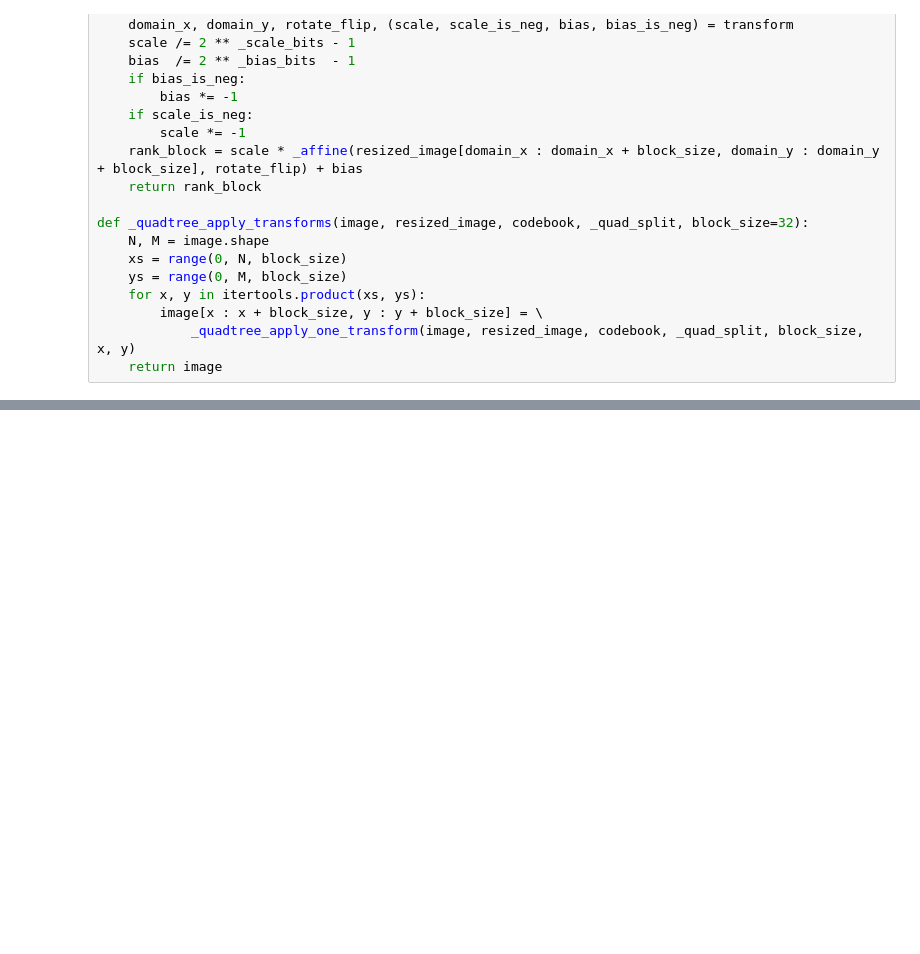
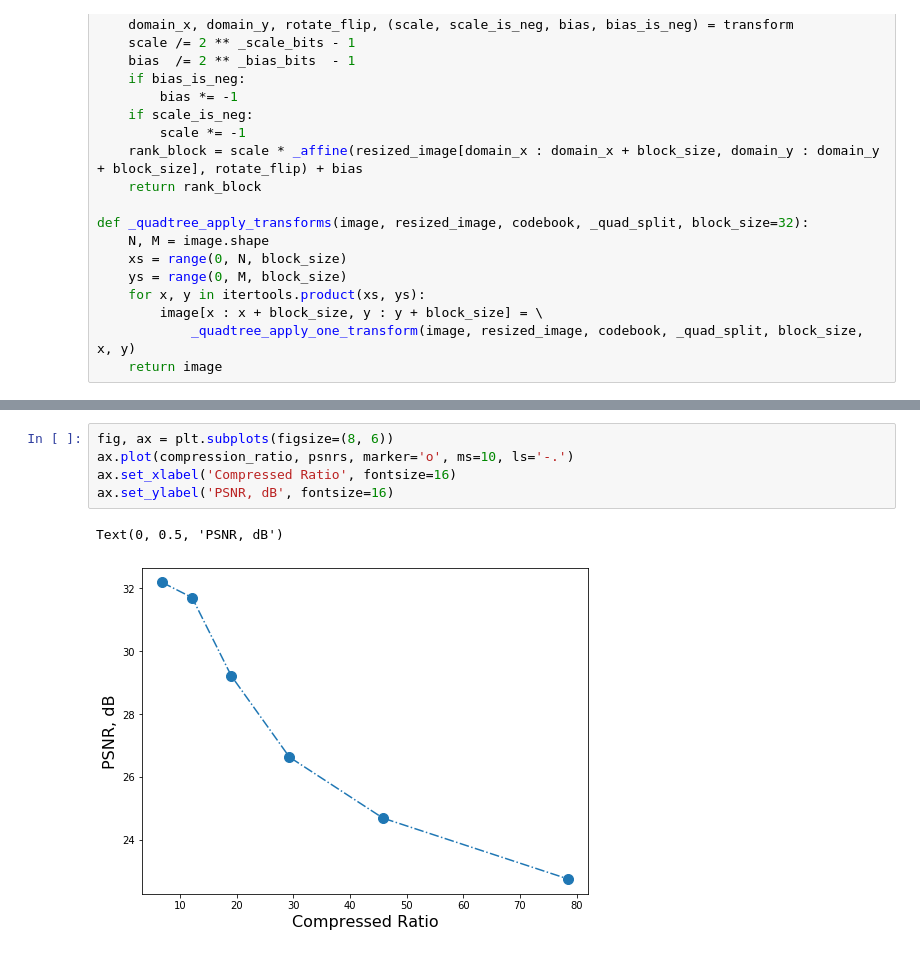
Before and after one commit to FrancisOWO/Fractal-Coding, a Jupyter notebook: QuadTree.ipynb, the cells around one changed output, grey strips where cells are left out. Cells and saved outputs as stored; diff of their text form; blank space fills up the shorter version.

```diff
--- a/QuadTree.ipynb
+++ b/QuadTree.ipynb
@@ -264,0 +347,8 @@ plt.show()
+# %%
+fig, ax = plt.subplots(figsize=(8, 6))
+ax.plot(compression_ratio, psnrs, marker='o', ms=10, ls='-.')
+ax.set_xlabel('Compressed Ratio', fontsize=16)
+ax.set_ylabel('PSNR, dB', fontsize=16)
+# %% [output]
+Text(0, 0.5, 'PSNR, dB')
+[figure, added]
```
Also changed, not shown: parts of 13 cells of this notebook, 19 other files.
